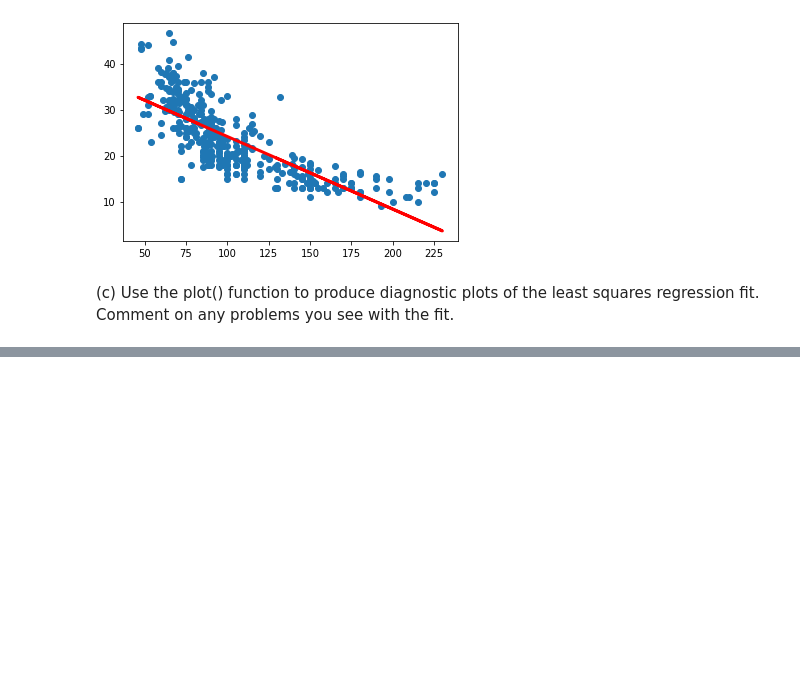
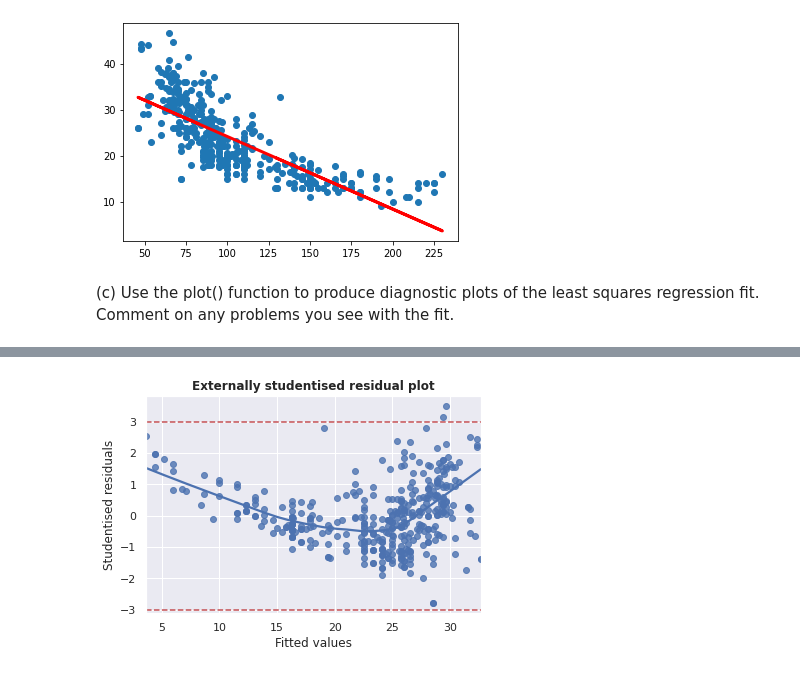
Before and after one commit to gabmac/ISL, a Jupyter notebook: Chapter3_exercises.ipynb, the cells around one changed output, grey strips where cells are left out. Saved outputs shown, nothing was run; the diff lists cells and outputs as text; code cells hidden in the pictures; blank space fills up the shorter version.

```diff
--- a/Chapter3_exercises.ipynb
+++ b/Chapter3_exercises.ipynb
@@ -247,0 +319,10 @@ This plot shows if residuals have non-linear patterns. There could be a non-line
+# %%
+ax = sns.regplot(x=y_pred, y=dfPlot[['studentised_residual']], lowess=True)
+plt.xlabel('Fitted values')
+plt.ylabel('Studentised residuals')
+plt.title('Externally studentised residual plot', fontweight='bold')
+# Draw Hastie and Tibshirani's bounds for possible outliers
+ax.axhline(y=3, color='r', linestyle='dashed')
+ax.axhline(y=-3, color='r', linestyle='dashed');
+# %% [output]
+[figure, added]
```
Also changed, not shown: parts of 12 cells of this notebook.
